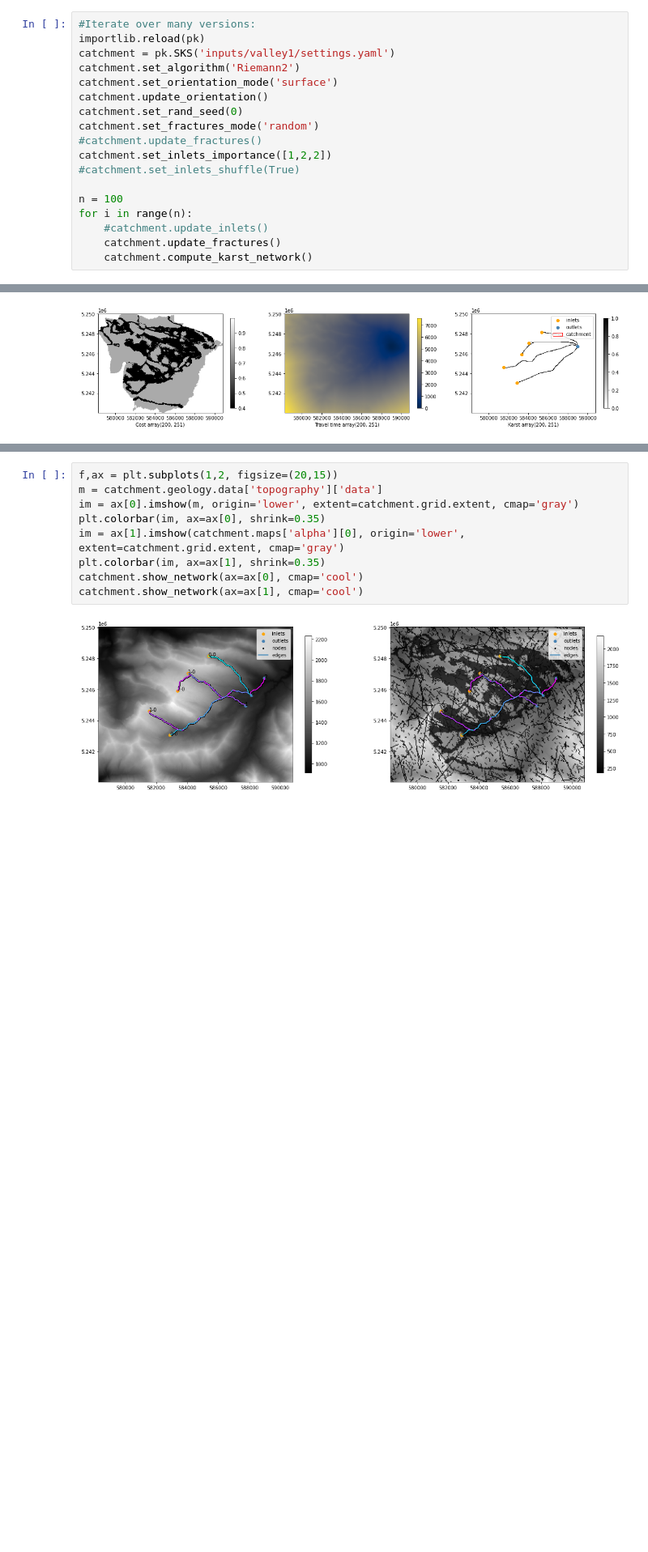
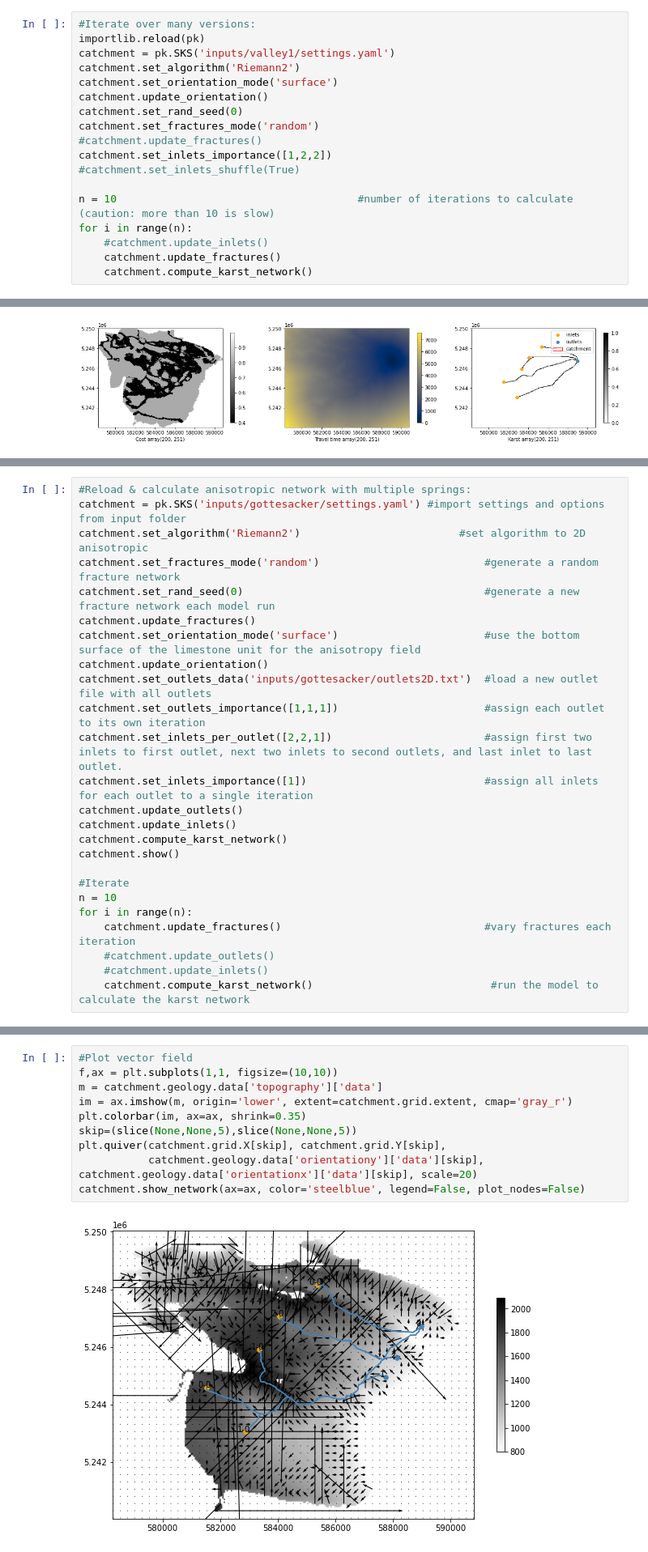
Before and after one commit to randlab/pyKasso, a Jupyter notebook: notebooks/pyKasso_HFM_Paper.ipynb, the cells around one changed output, grey strips where cells are left out. Shown at 81% size. Cells and saved outputs as stored; diff of their text form; blank space fills up the shorter version.

Commit message:
figures for paper

```diff
--- a/notebooks/pyKasso_HFM_Paper.ipynb
+++ b/notebooks/pyKasso_HFM_Paper.ipynb
@@ -703,7 +747,7 @@ catchment.set_fractures_mode('random')
 catchment.set_inlets_importance([1,2,2])
 #catchment.set_inlets_shuffle(True)
 
-n = 100
+n = 10                                      #number of iterations to calculate (caution: more than 10 is slow)
 for i in range(n):
     #catchment.update_inlets()
     catchment.update_fractures()
@@ -921,0 +1255,25 @@ Computing:
+# %%
+#Reload & calculate anisotropic network with multiple springs:
+catchment = pk.SKS('inputs/gottesacker/settings.yaml') #import settings and options from input folder
+catchment.set_algorithm('Riemann2')                         #set algorithm to 2D anisotropic
+catchment.set_fractures_mode('random')                          #generate a random fracture network
+catchment.set_rand_seed(0)                                      #generate a new fracture network each model run
+catchment.update_fractures()
+catchment.set_orientation_mode('surface')                       #use the bottom surface of the limestone unit for the anisotropy field
+catchment.update_orientation()
+catchment.set_outlets_data('inputs/gottesacker/outlets2D.txt')  #load a new outlet file with all outlets
+catchment.set_outlets_importance([1,1,1])                       #assign each outlet to its own iteration
+catchment.set_inlets_per_outlet([2,2,1])                        #assign first two inlets to first outlet, next two inlets to second outlets, and last inlet to last outlet.
+catchment.set_inlets_importance([1])                            #assign all inlets for each outlet to a single iteration
+catchment.update_outlets()
+catchment.update_inlets()
+catchment.compute_karst_network()
+catchment.show()
+
+#Iterate
+n = 10
+for i in range(n):
+    catchment.update_fractures()                                #vary fractures each iteration
+    #catchment.update_outlets()
+    #catchment.update_inlets()
+    catchment.compute_karst_network()                            #run the model to calculate the karst network
@@ -948,11 +1344,12 @@ plt.legend(handles=legend, loc=[1.01,0.5])
 # %%
-f,ax = plt.subplots(1,2, figsize=(20,15))
+#Plot vector field
+f,ax = plt.subplots(1,1, figsize=(10,10))
 m = catchment.geology.data['topography']['data']
-im = ax[0].imshow(m, origin='lower', extent=catchment.grid.extent, cmap='gray')
-plt.colorbar(im, ax=ax[0], shrink=0.35)
-im = ax[1].imshow(catchment.maps['alpha'][0], origin='lower', extent=catchment.grid.extent, cmap='gray')
-plt.colorbar(im, ax=ax[1], shrink=0.35)
-catchment.show_network(ax=ax[0], cmap='cool')
-catchment.show_network(ax=ax[1], cmap='cool')
+im = ax.imshow(m, origin='lower', extent=catchment.grid.extent, cmap='gray_r')
+plt.colorbar(im, ax=ax, shrink=0.35)
+skip=(slice(None,None,5),slice(None,None,5))
+plt.quiver(catchment.grid.X[skip], catchment.grid.Y[skip],
+           catchment.geology.data['orientationy']['data'][skip], catchment.geology.data['orientationx']['data'][skip], scale=20)
+catchment.show_network(ax=ax, color='steelblue', legend=False, plot_nodes=False)
 # %% [output]
-[figure, old version]
+[figure, new version]
```
Also changed, not shown: parts of 41 cells of this notebook, 11 other files.
